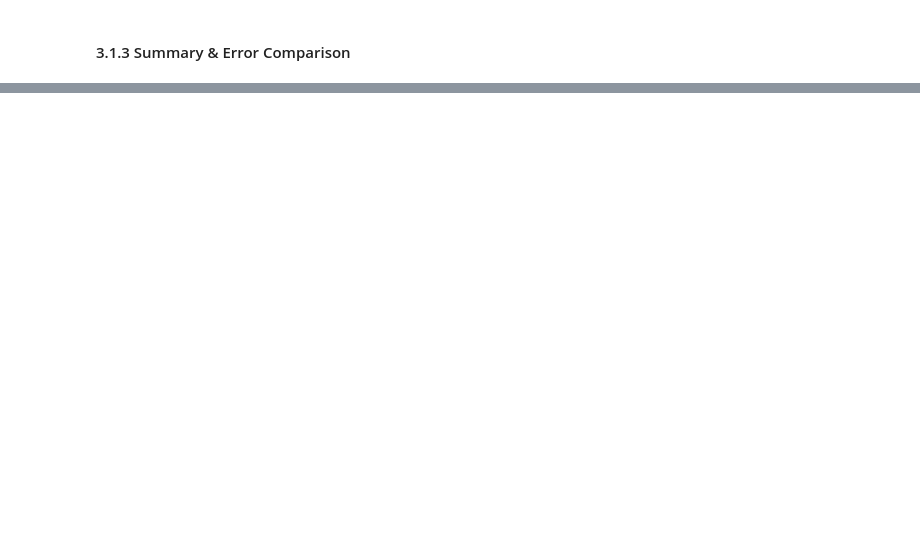
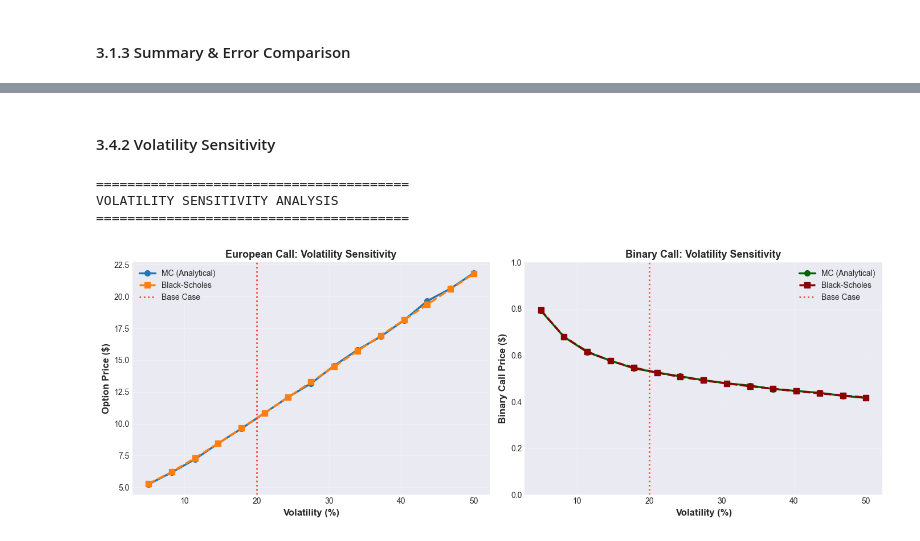
Before and after one commit to Ailurus-Feline/portfolio, a Jupyter notebook: quant/CQF/exam2/report.ipynb, the cells around one changed output, grey strips where cells are left out. Cells and saved outputs as stored; diff of their text form; code cells hidden in the pictures; blank space fills up the shorter version.

```diff
--- a/quant/CQF/exam2/report.ipynb
+++ b/quant/CQF/exam2/report.ipynb
@@ -690,0 +923,72 @@ From the log-log plot, all 3 schemes show a broadly decreasing error trend as si
+# %% [markdown]
+#### 3.4.2 Volatility Sensitivity
+# %%
+# Sensitivity analysis: Volatility
+sigma_range = np.linspace(0.05, 0.50, 15)
+n_sims_sens = 50_000
+n_steps_sens = 100
+
+print("=" * 40)
+print("VOLATILITY SENSITIVITY ANALYSIS")
+print("=" * 40)
+
+eu_prices_sigma = []
+bin_prices_sigma = []
+bs_eu_prices_sigma = []
+bs_bin_prices_sigma = []
+
+for _, sigma_test in enumerate(sigma_range, 1):
+    # Analytical solution
+    S = GBM_solution(base_params["S0"], base_params["r"], sigma_test,
+                           base_params["T"], n_sims_sens)
+
+    # European call option
+    payoff_eu = european_call_payoff(S, base_params["E"])
+    price_eu, _ = monte_carlo_price(payoff_eu, discount_factor)
+    eu_prices_sigma.append(price_eu)
+
+    # Binary call option
+    payoff_bin = binary_call_payoff(S, base_params["E"])
+    price_bin, _ = monte_carlo_price(payoff_bin, discount_factor)
+    bin_prices_sigma.append(price_bin)
+
+    # Black-Scholes benchmark
+    price_bs = black_scholes_european_call(base_params["S0"], base_params["E"], base_params["T"],
+                                          base_params["r"], sigma_test)
+    price_bs_bin = black_scholes_binary_call(base_params["S0"], base_params["E"], base_params["T"],
+                                            base_params["r"], sigma_test)
+
+    bs_eu_prices_sigma.append(price_bs)
+    bs_bin_prices_sigma.append(price_bs_bin)
+
+# Plot volatility sensitivity
+fig, (ax1, ax2) = plt.subplots(1, 2, figsize=FIGSIZE)
+
+# European call sensitivity
+ax1.plot(sigma_range * 100, eu_prices_sigma, "o-", label="MC (Analytical)", linewidth=2.5, markersize=7)
+ax1.plot(sigma_range * 100, bs_eu_prices_sigma, "s--", label="Black-Scholes", linewidth=2.5, markersize=7)
+ax1.axvline(base_params["sigma"] * 100, color="red", linestyle=":", alpha=0.7, linewidth=2, label="Base Case")
+ax1.set_xlabel("Volatility (%)", fontsize=12, fontweight="bold")
+ax1.set_ylabel("Option Price ($)", fontsize=12, fontweight="bold")
+ax1.set_title("European Call: Volatility Sensitivity", fontsize=13, fontweight="bold")
+ax1.legend(fontsize=10)
+ax1.grid(True, alpha=0.3)
+
+# Binary call sensitivity
+ax2.plot(sigma_range * 100, bin_prices_sigma, "o-", label="MC (Analytical)", linewidth=2.5, markersize=7, color="darkgreen")
+ax2.plot(sigma_range * 100, bs_bin_prices_sigma, "s--", label="Black-Scholes", linewidth=2.5, markersize=7, color="darkred")
+ax2.axvline(base_params["sigma"] * 100, color="red", linestyle=":", alpha=0.7, linewidth=2, label="Base Case")
+ax2.set_xlabel("Volatility (%)", fontsize=12, fontweight="bold")
+ax2.set_ylabel("Binary Call Price ($)", fontsize=12, fontweight="bold")
+ax2.set_title("Binary Call: Volatility Sensitivity", fontsize=13, fontweight="bold")
+ax2.legend(fontsize=10)
+ax2.grid(True, alpha=0.3)
+ax2.set_ylim([0, 1])
+
+plt.tight_layout()
+plt.show()
+# %% [output]
+========================================
+VOLATILITY SENSITIVITY ANALYSIS
+========================================
+[figure, added]
```
Also changed, not shown: parts of 29 cells of this notebook.
